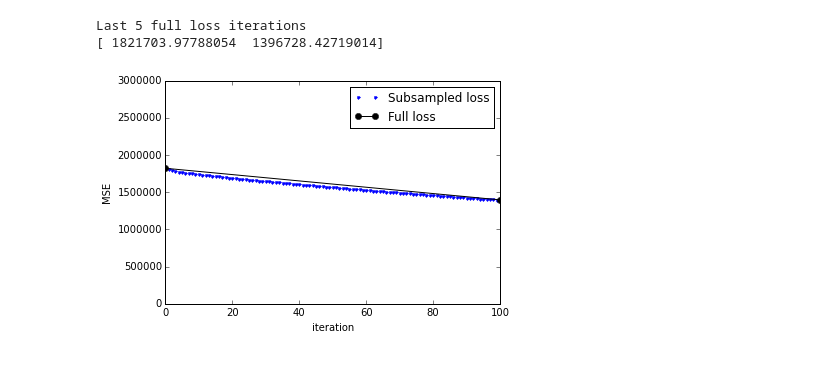
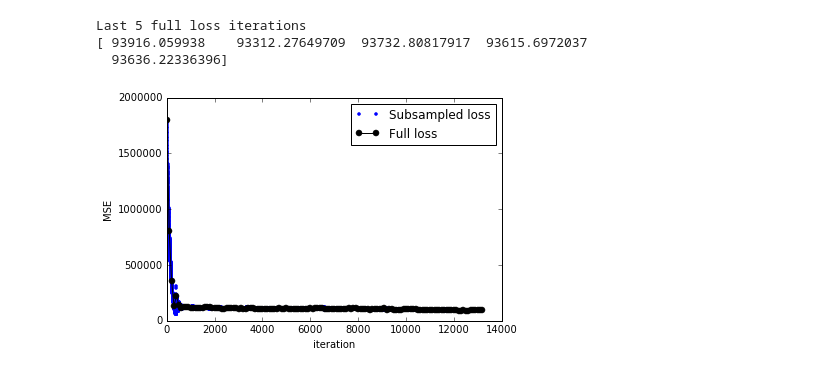
Before and after one commit to KasparP/PSI_simulations, a Jupyter notebook: Python/PlotLoss.ipynb, the cells around one changed output. Drawn from its saved outputs; the diff is of its cells as text; code cells hidden in the pictures.

```diff
--- a/Python/PlotLoss.ipynb
+++ b/Python/PlotLoss.ipynb
@@ -6,22 +6,23 @@ import matplotlib
 %matplotlib inline
 from scipy import io
 # %%
-expt1=io.loadmat('output.mat')
+expt1=io.loadmat('expt1/output.mat')
 loss=expt1['loss']
 loss = loss[loss>0]
 lossall = loss[::100]
 tall = np.arange(len(lossall))*100
 
 print 'Last 5 full loss iterations'
 print lossall[-5:]
 
 plt.plot(loss,'.');
 plt.plot(tall,lossall,'ko-');
 plt.legend(('Subsampled loss','Full loss'));
-plt.ylim(0,3e6);
+plt.ylim(0,2e6);
 plt.xlabel('iteration');
 plt.ylabel('MSE');
 # %% [output]
 Last 5 full loss iterations
-[ 1821703.97788054  1396728.42719014]
+[ 93916.059938    93312.27649709  93732.80817917  93615.6972037
+  93636.22336396]
-[figure, old version]
+[figure, new version]
```
Also changed, not shown: parts of 7 cells of this notebook, 2 other files.
